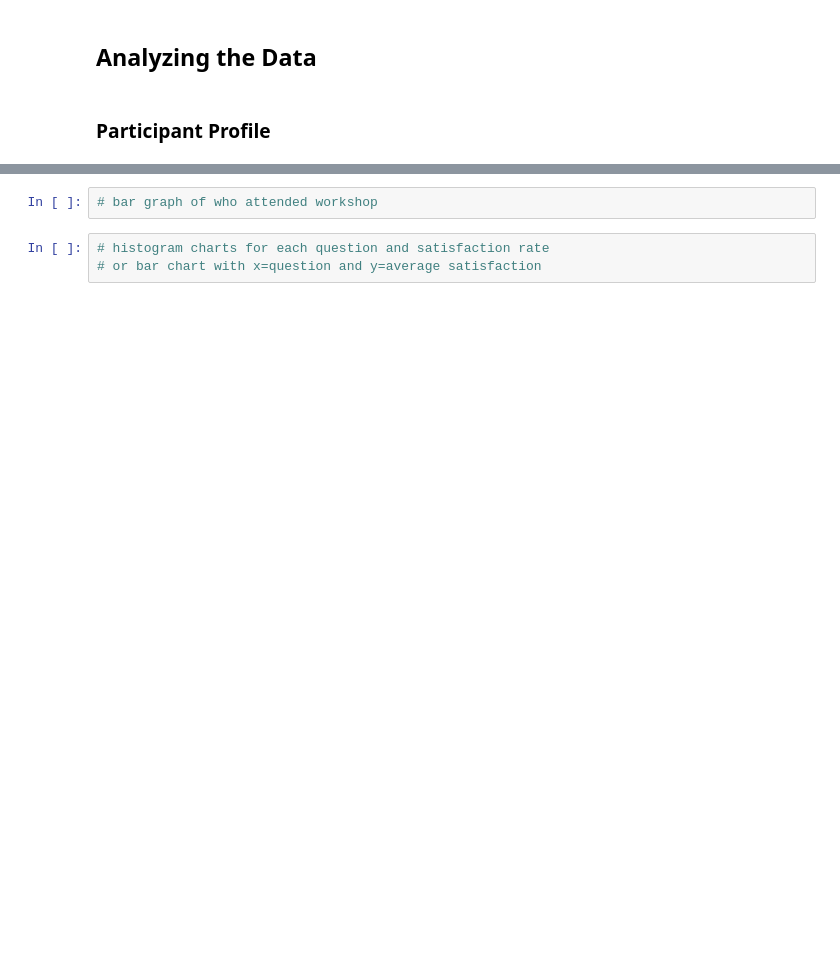
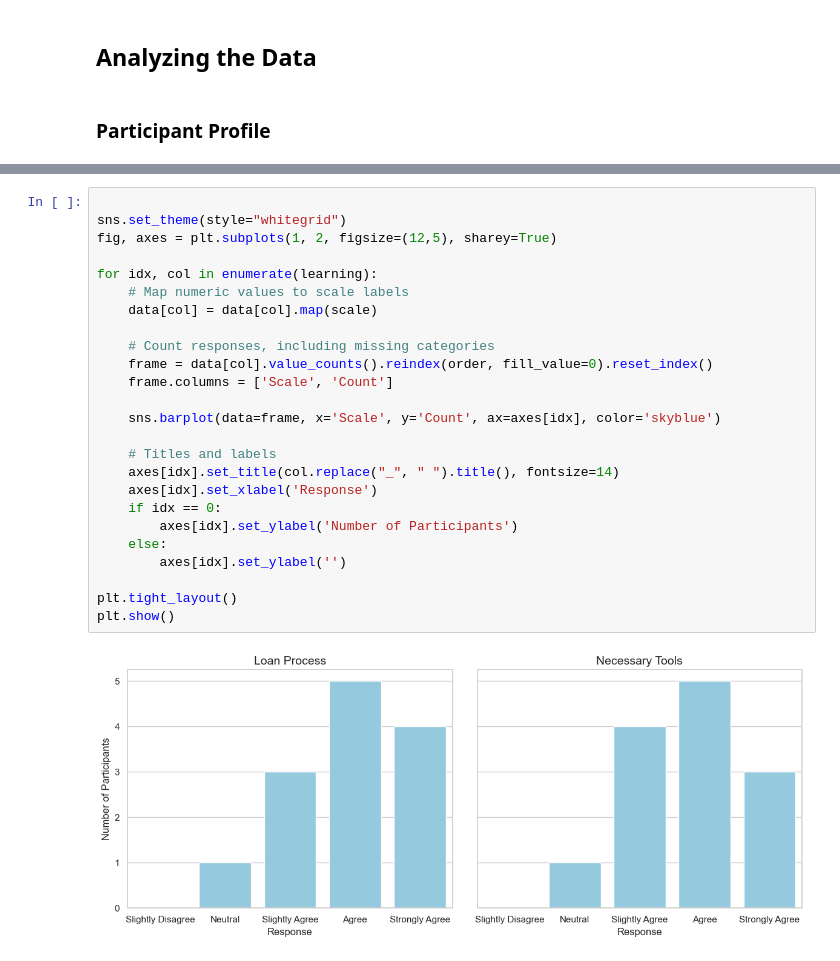
Before and after one commit to ycsara/DSProjects, a Jupyter notebook: Evaluation.ipynb, the cells around one changed output, grey strips where cells are left out. Drawn from its saved outputs; the diff is of its cells as text; blank space fills up the shorter version.

```diff
--- a/Evaluation.ipynb
+++ b/Evaluation.ipynb
@@ -113,6 +107,28 @@ plt.show()
 # %%
-# bar graph of who attended workshop
+
+sns.set_theme(style="whitegrid")
+fig, axes = plt.subplots(1, 2, figsize=(12,5), sharey=True)
+
+for idx, col in enumerate(learning):
+    # Map numeric values to scale labels
+    data[col] = data[col].map(scale)
+
+    # Count responses, including missing categories
+    frame = data[col].value_counts().reindex(order, fill_value=0).reset_index()
+    frame.columns = ['Scale', 'Count']
+
+    sns.barplot(data=frame, x='Scale', y='Count', ax=axes[idx], color='skyblue')
+
+    # Titles and labels
+    axes[idx].set_title(col.replace("_", " ").title(), fontsize=14)
+    axes[idx].set_xlabel('Response')
+    if idx == 0:
+        axes[idx].set_ylabel('Number of Participants')
+    else:
+        axes[idx].set_ylabel('')
+
+plt.tight_layout()
+plt.show()
+# %% [output]
+[figure, added]
-# %%
-# histogram charts for each question and satisfaction rate
-# or bar chart with x=question and y=average satisfaction
 # %%
```
Also changed, not shown: parts of 8 cells of this notebook.
